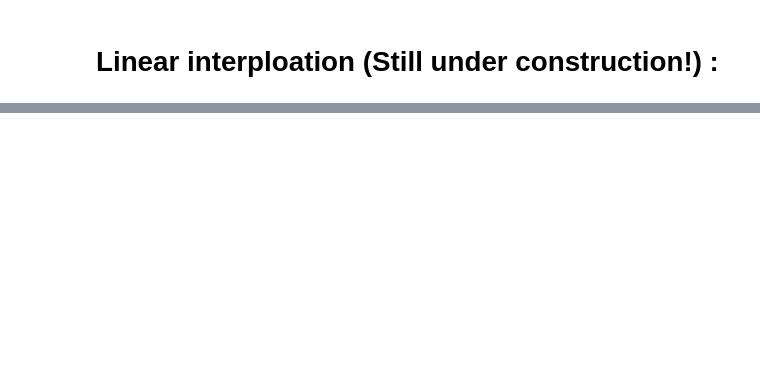
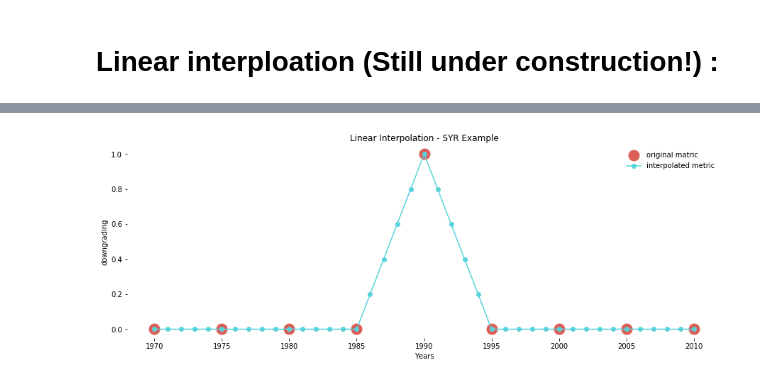
Before and after one commit to Polichinel/SNA, a Jupyter notebook: main_py.ipynb, the cells around one changed output, grey strips where cells are left out. Drawn from its saved outputs; the diff is of its cells as text; code cells hidden in the pictures; blank space fills up the shorter version.

```diff
--- a/main_py.ipynb
+++ b/main_py.ipynb
@@ -632,2 +590,6 @@ plt.show()
+# %%
+interp_plot(country = 'SYR', metric = 'downgrading')
+# %% [output]
+[figure, added]
 # %%
 df_full.to_csv('interpolated_df.csv')
```
Also changed, not shown: parts of 16 cells of this notebook.
